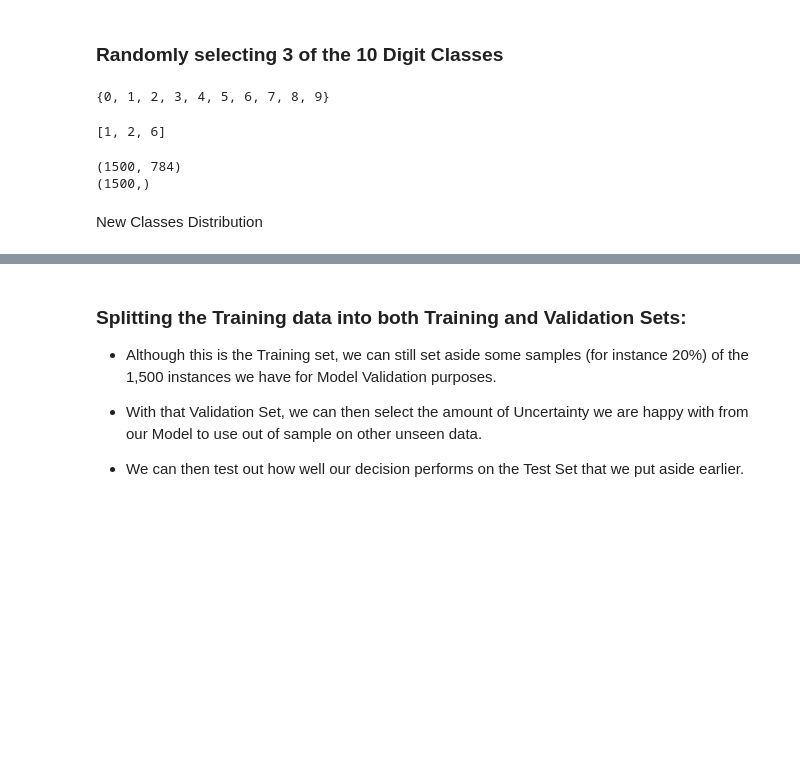
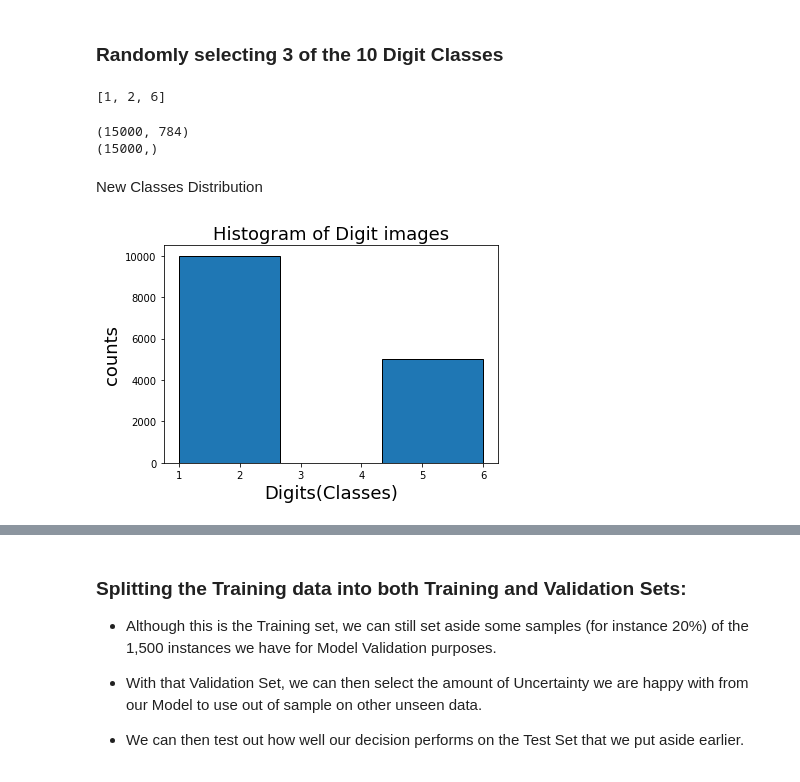
Before and after one commit to PierluigiRiti2/ET5003, a Jupyter notebook: ET5003_Etivity_1_Pierluigi_Riti_18213561.ipynb, the cells around one changed output, grey strips where cells are left out. Saved outputs shown, nothing was run; the diff lists cells and outputs as text; code cells hidden in the pictures; blank space fills up the shorter version.

```diff
--- a/ET5003_Etivity_1_Pierluigi_Riti_18213561.ipynb
+++ b/ET5003_Etivity_1_Pierluigi_Riti_18213561.ipynb
@@ -195,8 +187,6 @@ n_classes = 3
 
 # Empty list to append the random digit classes we select:
 classes = []
-
-print(alltotal)
 
 # We select 3 digits at random and make sure they are unique:
 # the alltotal is the total number of the class in the dataset
@@ -215,11 +205,10 @@ classes.sort()
 # print classes selected
 classes
 # %% [output]
-{0, 1, 2, 3, 4, 5, 6, 7, 8, 9}
+[1, 2, 6]
-[1, 2, 6]
 # %%
 # The number of instances we'll keep for each of our 3 digits:
-inst_class = 500
+inst_class = 5000
 
 inputs = []
 labels = []
@@ -233,13 +222,26 @@ for r in classes:
 # Shaping inputs and labels in the right format
 X_train = np.vstack(inputs).astype(np.float64)
 y_train = np.hstack(labels)
+
 print(X_train.shape)
 print(y_train.shape)
 # %% [output]
-(1500, 784)
-(1500,)
+(15000, 784)
+(15000,)
 # %% [markdown]
 New Classes Distribution
+# %%
+fig, ax = plt.subplots()
+
+ind = np.arange(n_classes)
+
+n, bins, patches = ax.hist(y_train, n_classes, ec='black', align='mid')
+ax.set_xlabel('Digits(Classes)', fontsize = 18)
+ax.set_ylabel('counts', fontsize = 18)
+ax.set_title(r'Histogram of Digit images', fontsize = 18)
+plt.show()
+# %% [output]
+[figure, added]
 # %%
 # plot digits
 def plot_digits(instances, images_per_row=5, **options):
```
Also changed, not shown: parts of 50 cells of this notebook.
